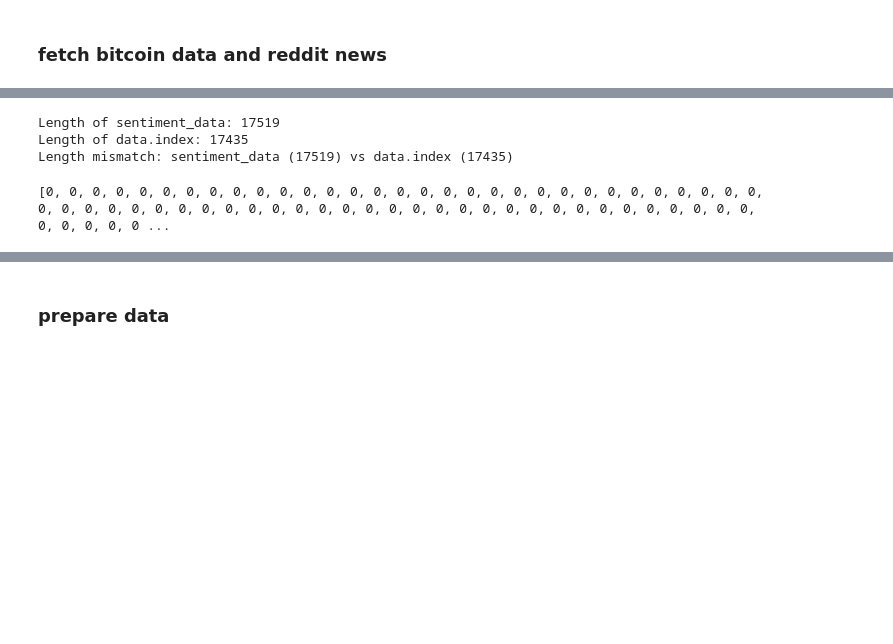
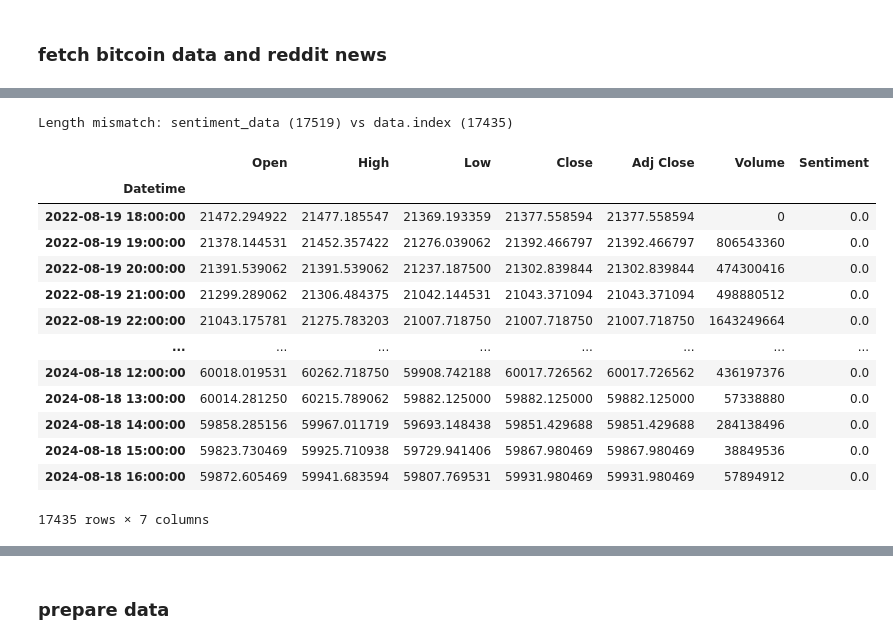
Before and after one commit to 73gon/bitcoin-forecasting-using-ml, a Jupyter notebook: bitcoin forecasting.ipynb, the cells around one changed output, grey strips where cells are left out. Saved outputs shown, nothing was run; the diff lists cells and outputs as text; code cells hidden in the pictures; blank space fills up the shorter version.

```diff
--- a/bitcoin forecasting.ipynb
+++ b/bitcoin forecasting.ipynb
@@ -121,25 +103,27 @@ ValueError: Length of values (17519) does not match length of index (17435)
 # %%
-
-print(f"Length of sentiment_data: {len(sentiment_data)}")
-print(f"Length of data.index: {len(data.index)}")
-
-# Ensure the length of sentiment_data matches data.index
 if len(sentiment_data) != len(data.index):
     print(f"Length mismatch: sentiment_data ({len(sentiment_data)}) vs data.index ({len(data.index)})")
-    # Trimming or extending sentiment_data as necessary
     if len(sentiment_data) > len(data.index):
         sentiment_data = sentiment_data[:len(data.index)]
     else:
-        # If shorter, you might need to pad sentiment_data with neutral scores (0)
         sentiment_data.extend([0] * (len(data.index) - len(sentiment_data)))
 
-# Convert sentiment data into a pandas Series and add to your DataFrame
 data['Sentiment'] = pd.Series(sentiment_data, index=data.index[:len(sentiment_data)])
+
+data
 # %% [output]
-Length of sentiment_data: 17519
-Length of data.index: 17435
 Length mismatch: sentiment_data (17519) vs data.index (17435)
+|  | Open | High | Low | Close | Adj Close | Volume | Sentiment |
+| Datetime |  |  |  |  |  |  |  |
+| 2022-08-19 18:00:00 | 21472.294922 | 21477.185547 | 21369.193359 | 21377.558594 | 21377.558594 | 0 | 0.0 |
+| 2022-08-19 19:00:00 | 21378.144531 | 21452.357422 | 21276.039062 | 21392.466797 | 21392.466797 | 806543360 | 0.0 |
+| 2022-08-19 20:00:00 | 21391.539062 | 21391.539062 | 21237.187500 | 21302.839844 | 21302.839844 | 474300416 | 0.0 |
+| 2022-08-19 21:00:00 | 21299.289062 | 21306.484375 | 21042.144531 | 21043.371094 | 21043.371094 | 498880512 | 0.0 |
+| 2022-08-19 22:00:00 | 21043.175781 | 21275.783203 | 21007.718750 | 21007.718750 | 21007.718750 | 1643249664 | 0.0 |
+| ... | ... | ... | ... | ... | ... | ... | ... |
+| 2024-08-18 12:00:00 | 60018.019531 | 60262.718750 | 59908.742188 | 60017.726562 | 60017.726562 | 436197376 | 0.0 |
+| 2024-08-18 13:00:00 | 60014.281250 | 60215.789062 | 59882.125000 | 59882.125000 | 59882.125000 | 57338880 | 0.0 |
+| 2024-08-18 14:00:00 | 59858.285156 | 59967.011719 | 59693.148438 | 59851.429688 | 59851.429688 | 284138496 | 0.0 |
+| 2024-08-18 15:00:00 | 59823.730469 | 59925.710938 | 59729.941406 | 59867.980469 | 59867.980469 | 38849536 | 0.0 |
+| 2024-08-18 16:00:00 | 59872.605469 | 59941.683594 | 59807.769531 | 59931.980469 | 59931.980469 | 57894912 | 0.0 |
+17435 rows × 7 columns
-# %%
-print(sentiment_data)
-# %% [output]
-[0, 0, 0, 0, 0, 0, 0, 0, 0, 0, 0, 0, 0, 0, 0, 0, 0, 0, 0, 0, 0, 0, 0, 0, 0, 0, 0, 0, 0, 0, 0, 0, 0, 0, 0, 0, 0, 0, 0, 0, 0, 0, 0, 0, 0, 0, 0, 0, 0, 0, 0, 0, 0, 0, 0, 0, 0, 0, 0, 0, 0, 0, 0, 0, 0, 0, 0 ...
```
Also changed, not shown: parts of 20 cells of this notebook, 8 other files.
